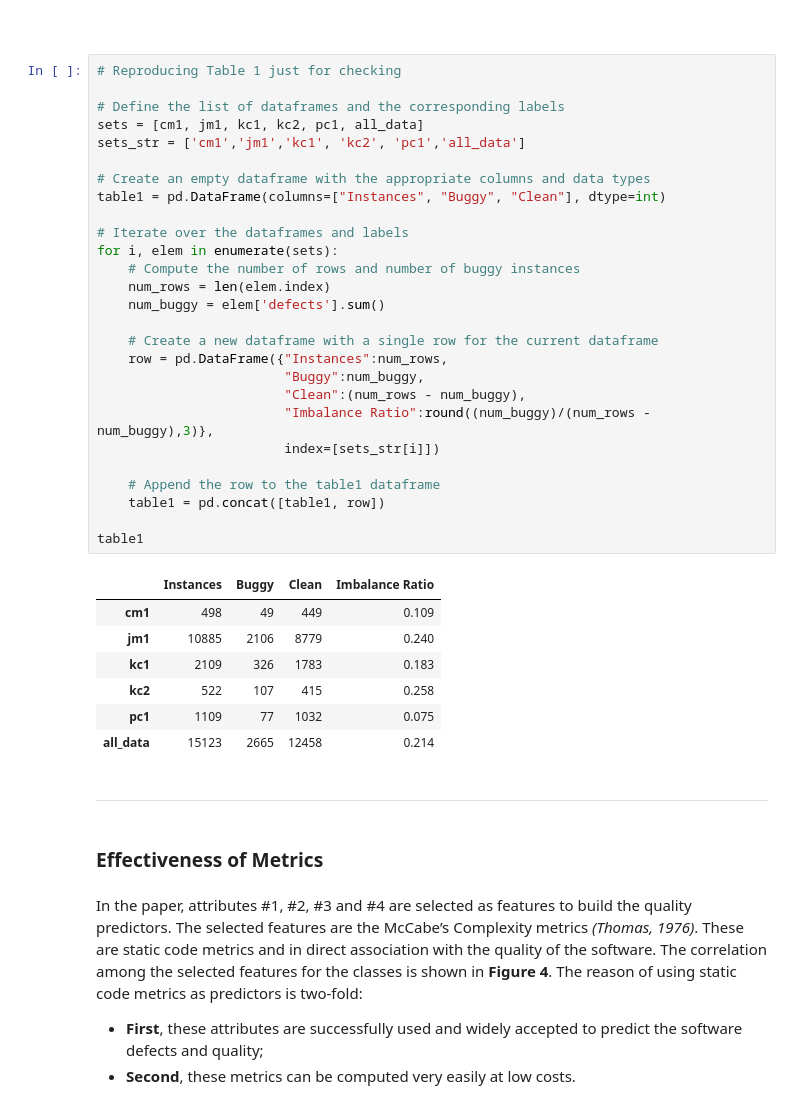
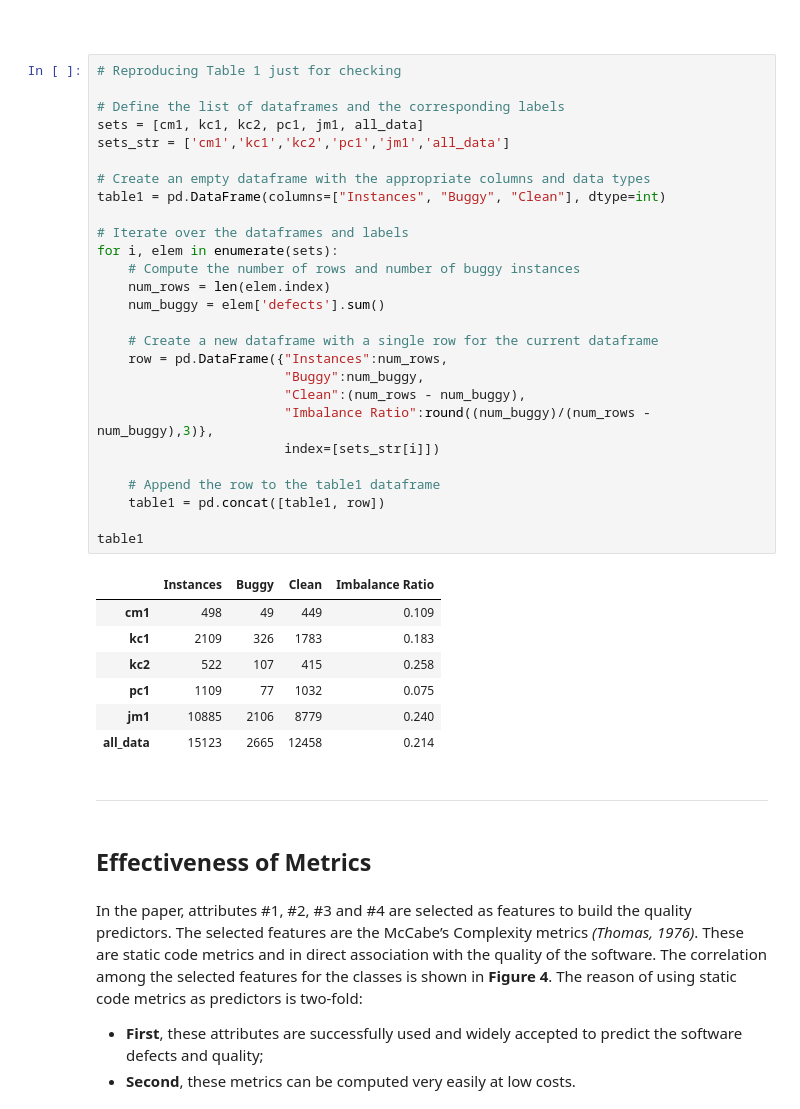
Before and after one commit to zurlog/MLDS_PR104, a Jupyter notebook: scripts/pr104.ipynb, the cells around one changed output. Drawn from its saved outputs; the diff is of its cells as text.

```diff
--- a/scripts/pr104.ipynb
+++ b/scripts/pr104.ipynb
@@ -156,42 +159,42 @@ memory usage: 1.2 MB
 # %%
 # Reproducing Table 1 just for checking
 
 # Define the list of dataframes and the corresponding labels
-sets = [cm1, jm1, kc1, kc2, pc1, all_data]
-sets_str = ['cm1','jm1','kc1', 'kc2', 'pc1','all_data']
+sets = [cm1, kc1, kc2, pc1, jm1, all_data]
+sets_str = ['cm1','kc1','kc2','pc1','jm1','all_data']
 
 # Create an empty dataframe with the appropriate columns and data types
 table1 = pd.DataFrame(columns=["Instances", "Buggy", "Clean"], dtype=int)
 
 # Iterate over the dataframes and labels
 for i, elem in enumerate(sets):
     # Compute the number of rows and number of buggy instances
     num_rows = len(elem.index)
     num_buggy = elem['defects'].sum()
 
     # Create a new dataframe with a single row for the current dataframe
     row = pd.DataFrame({"Instances":num_rows,
                         "Buggy":num_buggy,
                         "Clean":(num_rows - num_buggy),
                         "Imbalance Ratio":round((num_buggy)/(num_rows - num_buggy),3)},
                         index=[sets_str[i]])
 
     # Append the row to the table1 dataframe
     table1 = pd.concat([table1, row])
 
 table1
 # %% [output]
 |  | Instances | Buggy | Clean | Imbalance Ratio |
 | cm1 | 498 | 49 | 449 | 0.109 |
-| jm1 | 10885 | 2106 | 8779 | 0.240 |
 | kc1 | 2109 | 326 | 1783 | 0.183 |
 | kc2 | 522 | 107 | 415 | 0.258 |
 | pc1 | 1109 | 77 | 1032 | 0.075 |
+| jm1 | 10885 | 2106 | 8779 | 0.240 |
 | all_data | 15123 | 2665 | 12458 | 0.214 |
 # %% [markdown]
 ***
 # %% [markdown]
-### Effectiveness of Metrics <a class='anchor' id='metrics'></a>
+## Effectiveness of Metrics <a class='anchor' id='metrics'></a>
 # %% [markdown]
 In the paper, attributes #1, #2, #3 and #4 are selected as features to build the quality predictors.
 The selected features are the McCabe’s Complexity metrics *(Thomas, 1976)*. These are static code metrics and in direct association with the quality of the software. The correlation among the selected features for the classes is shown in **Figure 4**.
```
Also changed, not shown: parts of 63 cells of this notebook, 39 other files.
